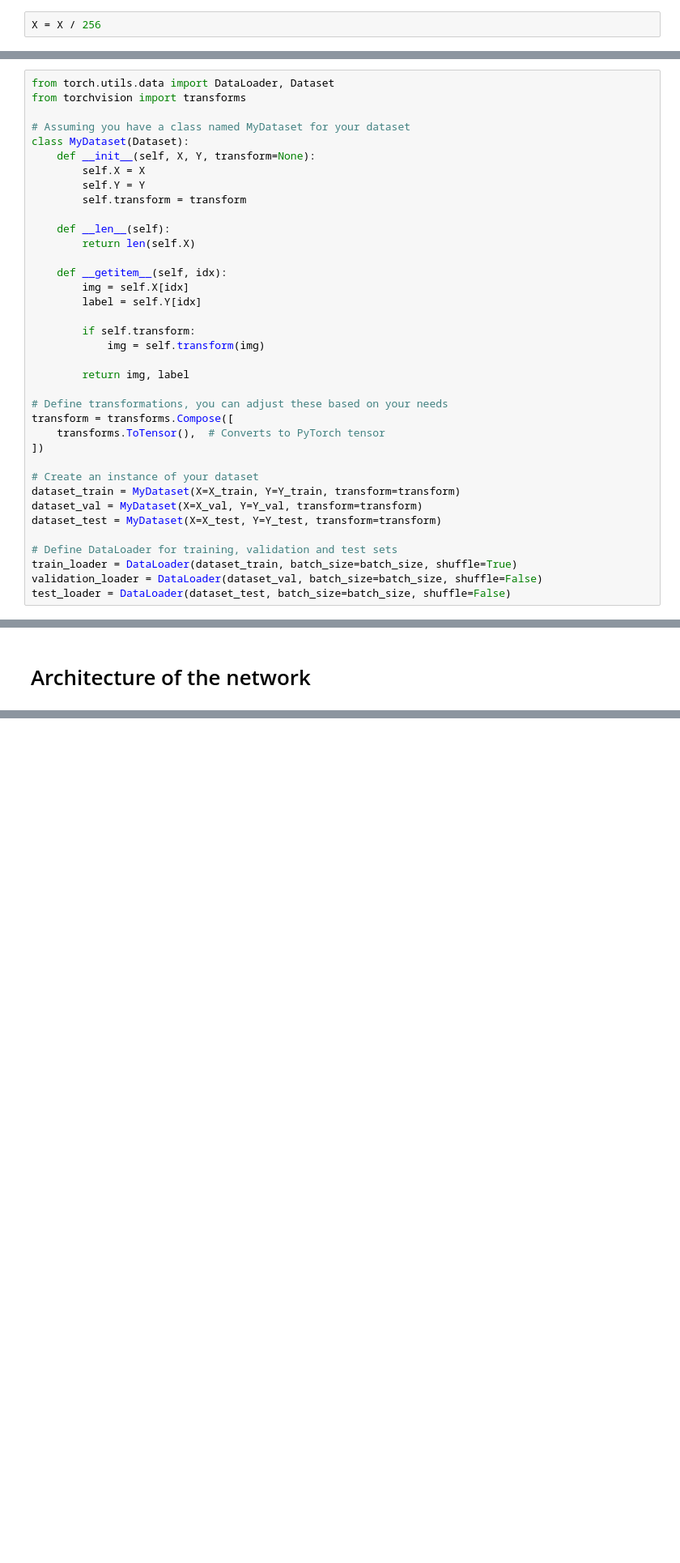
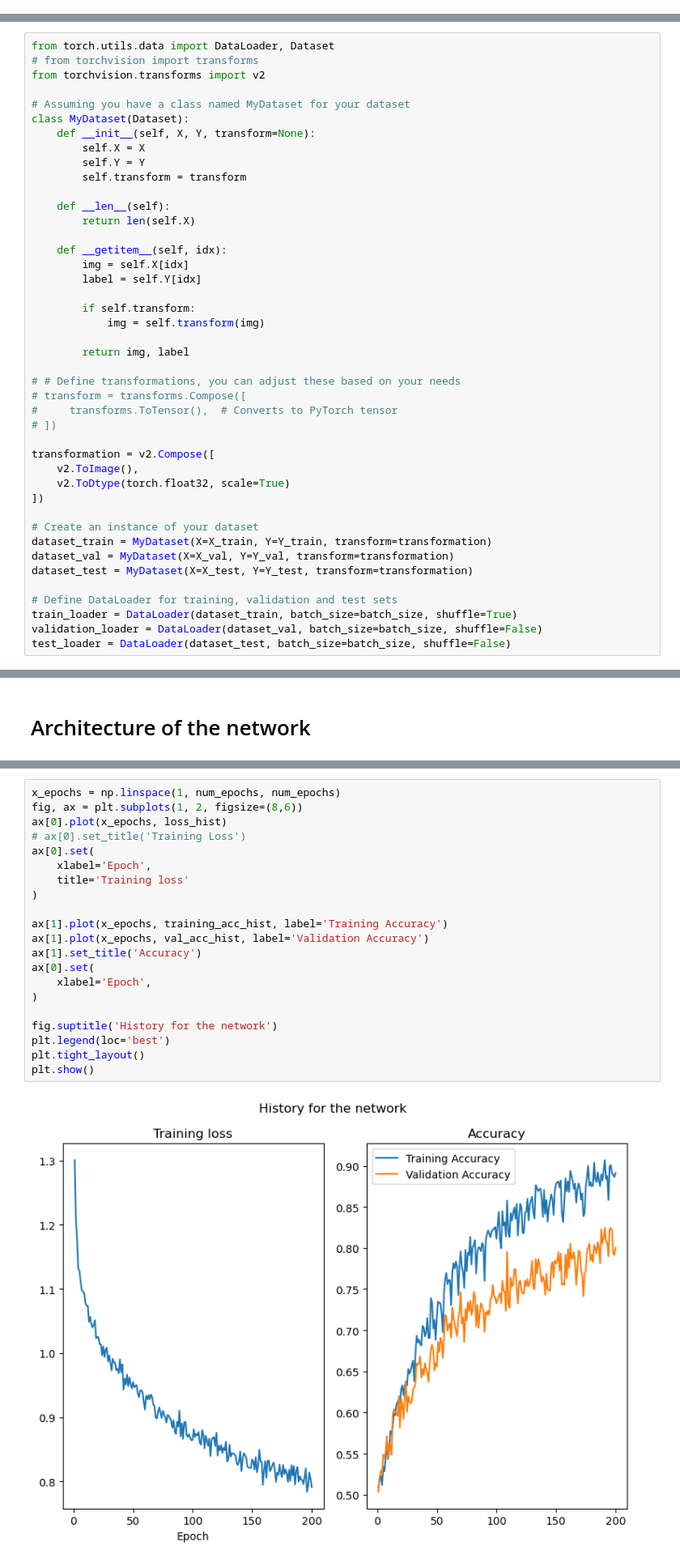
Before and after one commit to benjaminpsmith/dementia-ml, a Jupyter notebook: project.ipynb, the cells around one changed output, grey strips where cells are left out. Shown at 81% size. Drawn from its saved outputs; the diff is of its cells as text; blank space fills up the shorter version.

Commit message:
Network implemented, now start modifying for hyperparameter search

```diff
--- a/project.ipynb
+++ b/project.ipynb
@@ -64,8 +88,6 @@ num_classes = len(np.unique(Y))
 print(np.shape(X))
 # %% [output]
 (6400, 128, 128, 1)
-# %%
-X = X / 256
 # %% [markdown]
 ### Split into Test/Training sets
 # %%
@@ -99,7 +130,8 @@ Elements of 2 in X_val: 80
 Elements of 3 in X_val: 6
 # %%
 from torch.utils.data import DataLoader, Dataset
-from torchvision import transforms
+# from torchvision import transforms
+from torchvision.transforms import v2
 
 # Assuming you have a class named MyDataset for your dataset
 class MyDataset(Dataset):
@@ -120,15 +152,20 @@ class MyDataset(Dataset):
 
         return img, label
 
-# Define transformations, you can adjust these based on your needs
-transform = transforms.Compose([
-    transforms.ToTensor(),  # Converts to PyTorch tensor
+# # Define transformations, you can adjust these based on your needs
+# transform = transforms.Compose([
+#     transforms.ToTensor(),  # Converts to PyTorch tensor
+# ])
+
+transformation = v2.Compose([
+    v2.ToImage(),
+    v2.ToDtype(torch.float32, scale=True)
 ])
 
 # Create an instance of your dataset
-dataset_train = MyDataset(X=X_train, Y=Y_train, transform=transform)
-dataset_val = MyDataset(X=X_val, Y=Y_val, transform=transform)
-dataset_test = MyDataset(X=X_test, Y=Y_test, transform=transform)
+dataset_train = MyDataset(X=X_train, Y=Y_train, transform=transformation)
+dataset_val = MyDataset(X=X_val, Y=Y_val, transform=transformation)
+dataset_test = MyDataset(X=X_test, Y=Y_test, transform=transformation)
 
 # Define DataLoader for training, validation and test sets
 train_loader = DataLoader(dataset_train, batch_size=batch_size, shuffle=True)
@@ -410,0 +314,23 @@ Accuracy of moderate demented: 0.0 %
+# %%
+x_epochs = np.linspace(1, num_epochs, num_epochs)
+fig, ax = plt.subplots(1, 2, figsize=(8,6))
+ax[0].plot(x_epochs, loss_hist)
+# ax[0].set_title('Training Loss')
+ax[0].set(
+    xlabel='Epoch',
+    title='Training loss'
+)
+
+ax[1].plot(x_epochs, training_acc_hist, label='Training Accuracy')
+ax[1].plot(x_epochs, val_acc_hist, label='Validation Accuracy')
+ax[1].set_title('Accuracy')
+ax[0].set(
+    xlabel='Epoch',
+)
+
+fig.suptitle('History for the network')
+plt.legend(loc='best')
+plt.tight_layout()
+plt.show()
+# %% [output]
+[figure, added]
```
Also changed, not shown: parts of 12 cells of this notebook, 3 other files.
